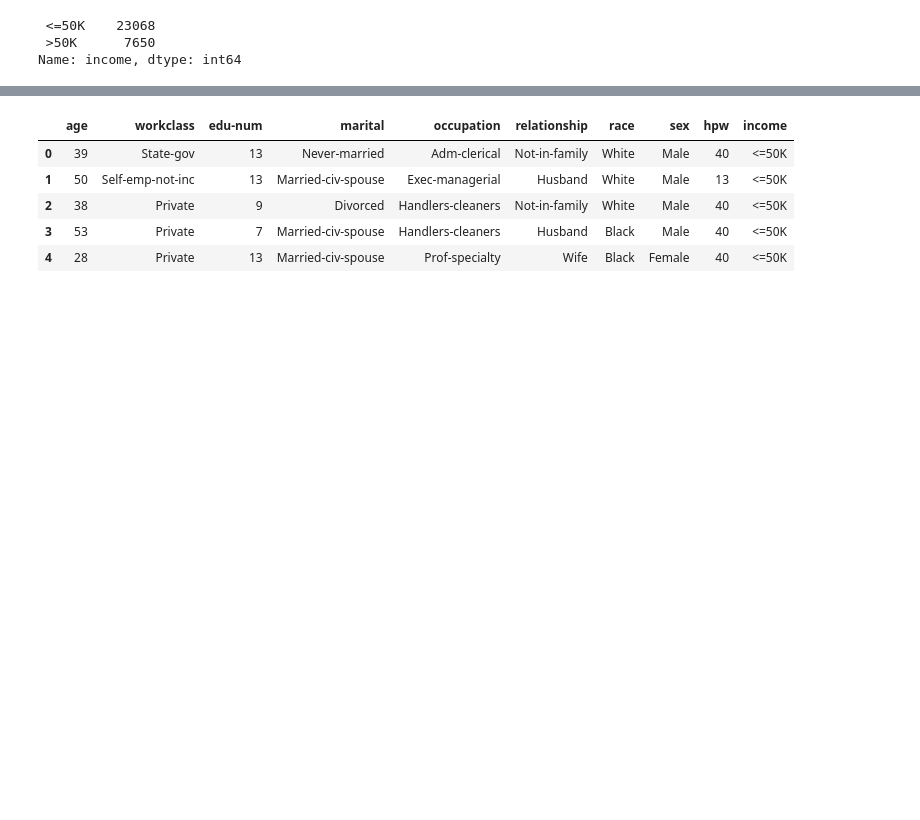
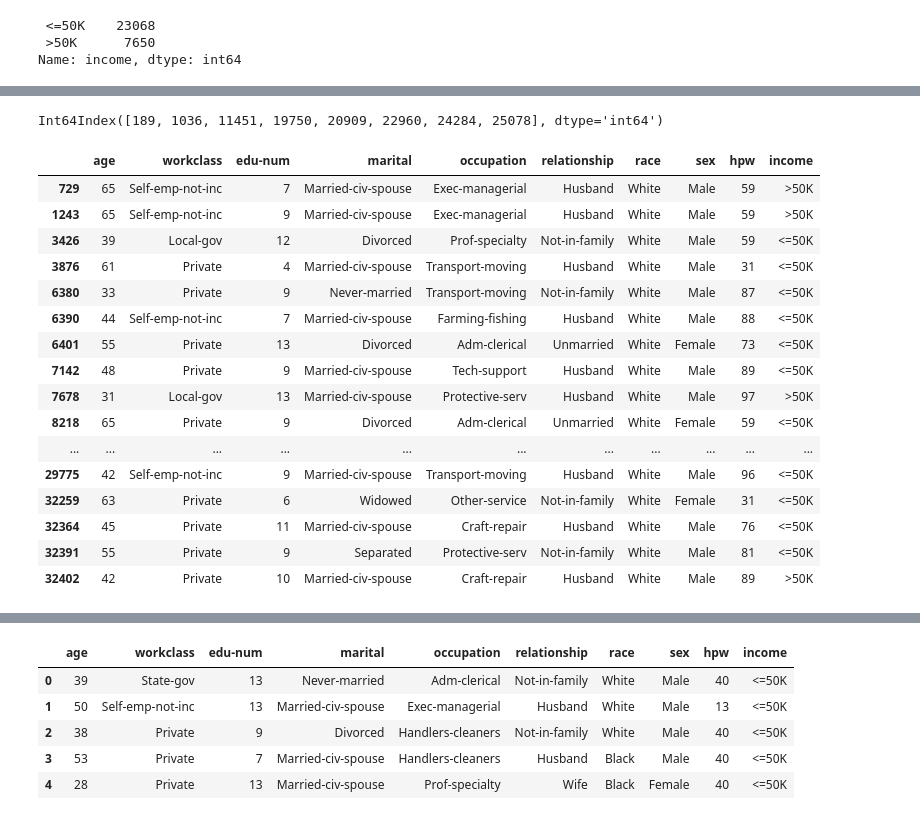
Before and after one commit to AthimetA/FRA503_HW_ML, a Jupyter notebook: inclass-week4.ipynb, the cells around one changed output, grey strips where cells are left out. Saved outputs shown, nothing was run; the diff lists cells and outputs as text; code cells hidden in the pictures; blank space fills up the shorter version.

```diff
--- a/inclass-week4.ipynb
+++ b/inclass-week4.ipynb
@@ -75,0 +93,27 @@ Name: income, dtype: int64
+# %%
+# Find the index of the rows with hpw == 1
+df[df['hpw'] == 1].index
+# %% [output]
+Int64Index([189, 1036, 11451, 19750, 20909, 22960, 24284, 25078], dtype='int64')
+# %%
+# %%timeit
+# Find the index of the rows where hpw count is 1 : Method 1
+df.groupby("hpw").filter(lambda x: len(x) <= 5)
+# %% [output]
+|  | age | workclass | edu-num | marital | occupation | relationship | race | sex | hpw | income |
+| 729 | 65 | Self-emp-not-inc | 7 | Married-civ-spouse | Exec-managerial | Husband | White | Male | 59 | >50K |
+| 1243 | 65 | Self-emp-not-inc | 9 | Married-civ-spouse | Exec-managerial | Husband | White | Male | 59 | >50K |
+| 3426 | 39 | Local-gov | 12 | Divorced | Prof-specialty | Not-in-family | White | Male | 59 | <=50K |
+| 3876 | 61 | Private | 4 | Married-civ-spouse | Transport-moving | Husband | White | Male | 31 | <=50K |
+| 6380 | 33 | Private | 9 | Never-married | Transport-moving | Not-in-family | White | Male | 87 | <=50K |
+| 6390 | 44 | Self-emp-not-inc | 7 | Married-civ-spouse | Farming-fishing | Husband | White | Male | 88 | <=50K |
+| 6401 | 55 | Private | 13 | Divorced | Adm-clerical | Unmarried | White | Female | 73 | <=50K |
+| 7142 | 48 | Private | 9 | Married-civ-spouse | Tech-support | Husband | White | Male | 89 | <=50K |
+| 7678 | 31 | Local-gov | 13 | Married-civ-spouse | Protective-serv | Husband | White | Male | 97 | >50K |
+| 8218 | 65 | Private | 9 | Divorced | Adm-clerical | Unmarried | White | Female | 59 | <=50K |
+| ... | ... | ... | ... | ... | ... | ... | ... | ... | ... | ... |
+| 29775 | 42 | Self-emp-not-inc | 9 | Married-civ-spouse | Transport-moving | Husband | White | Male | 96 | <=50K |
+| 32259 | 63 | Private | 6 | Widowed | Other-service | Not-in-family | White | Female | 31 | <=50K |
+| 32364 | 45 | Private | 11 | Married-civ-spouse | Craft-repair | Husband | White | Male | 76 | <=50K |
+| 32391 | 55 | Private | 9 | Separated | Protective-serv | Not-in-family | White | Male | 81 | <=50K |
+| 32402 | 42 | Private | 10 | Married-civ-spouse | Craft-repair | Husband | White | Male | 89 | >50K |
```
Also changed, not shown: parts of 13 cells of this notebook.
